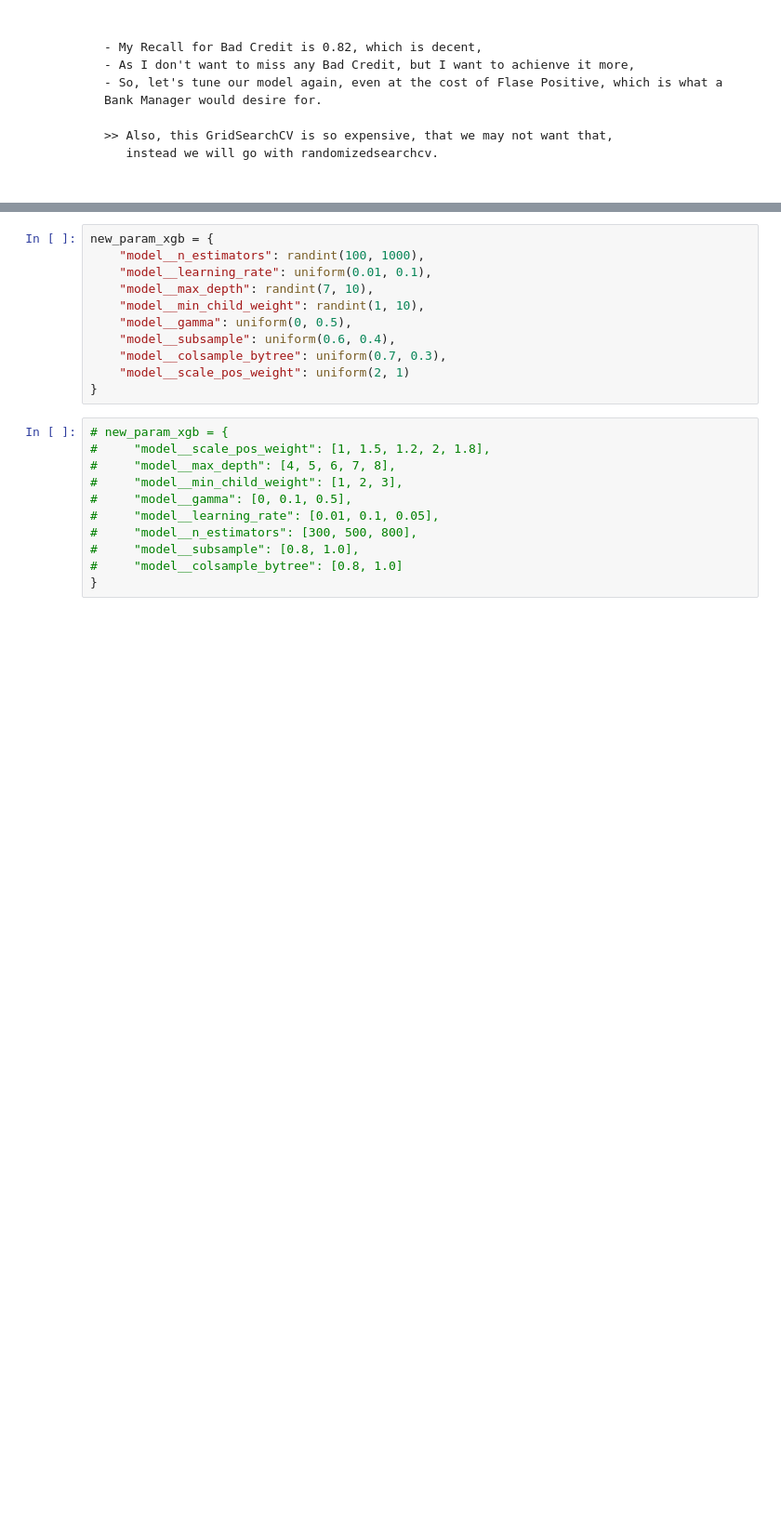
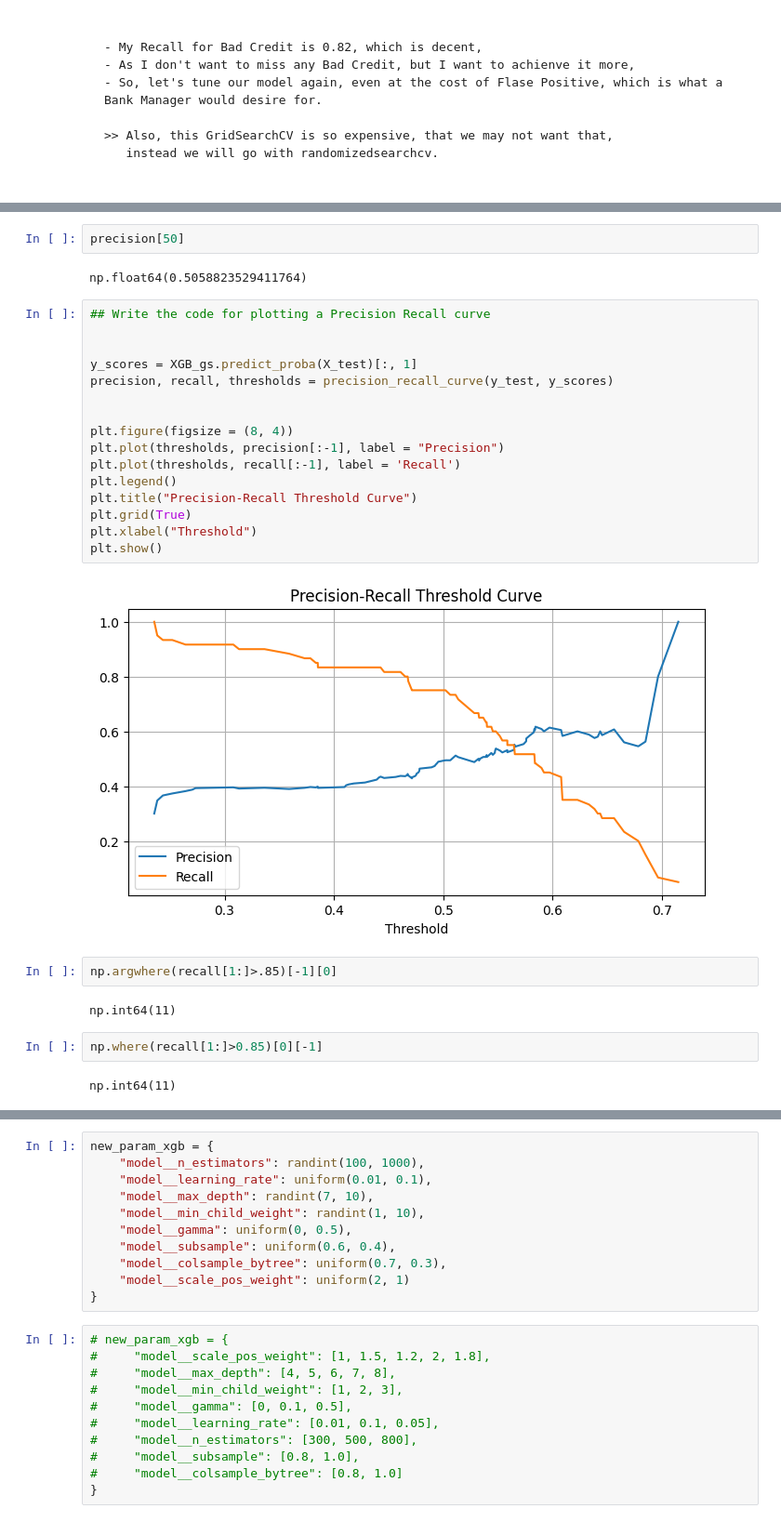
Before and after one commit to ashiq-km/Credit-Risk-Analysis---German-Bank-, a Jupyter notebook: notebooks/xgboost_test.ipynb, the cells around one changed output, grey strips where cells are left out. Shown: that part at 93% size. Cells and saved outputs as stored; diff of their text form; blank space fills up the shorter version.

```diff
--- a/notebooks/xgboost_test.ipynb
+++ b/notebooks/xgboost_test.ipynb
@@ -204,0 +323,30 @@ weighted avg       0.78      0.71      0.73       200
+# %%
+precision[50]
+# %% [output]
+np.float64(0.5058823529411764)
+# %%
+## Write the code for plotting a Precision Recall curve
+
+
+y_scores = XGB_gs.predict_proba(X_test)[:, 1]
+precision, recall, thresholds = precision_recall_curve(y_test, y_scores)
+
+
+plt.figure(figsize = (8, 4))
+plt.plot(thresholds, precision[:-1], label = "Precision")
+plt.plot(thresholds, recall[:-1], label = 'Recall')
+plt.legend()
+plt.title("Precision-Recall Threshold Curve")
+plt.grid(True)
+plt.xlabel("Threshold")
+plt.show()
+# %% [output]
+[figure, added]
+# %%
+np.argwhere(recall[1:]>.85)[-1][0]
+# %% [output]
+np.int64(11)
+# %%
+np.where(recall[1:]>0.85)[0][-1]
+# %% [output]
+np.int64(11)
```
Also changed, not shown: parts of 24 cells of this notebook, 5 other files.
